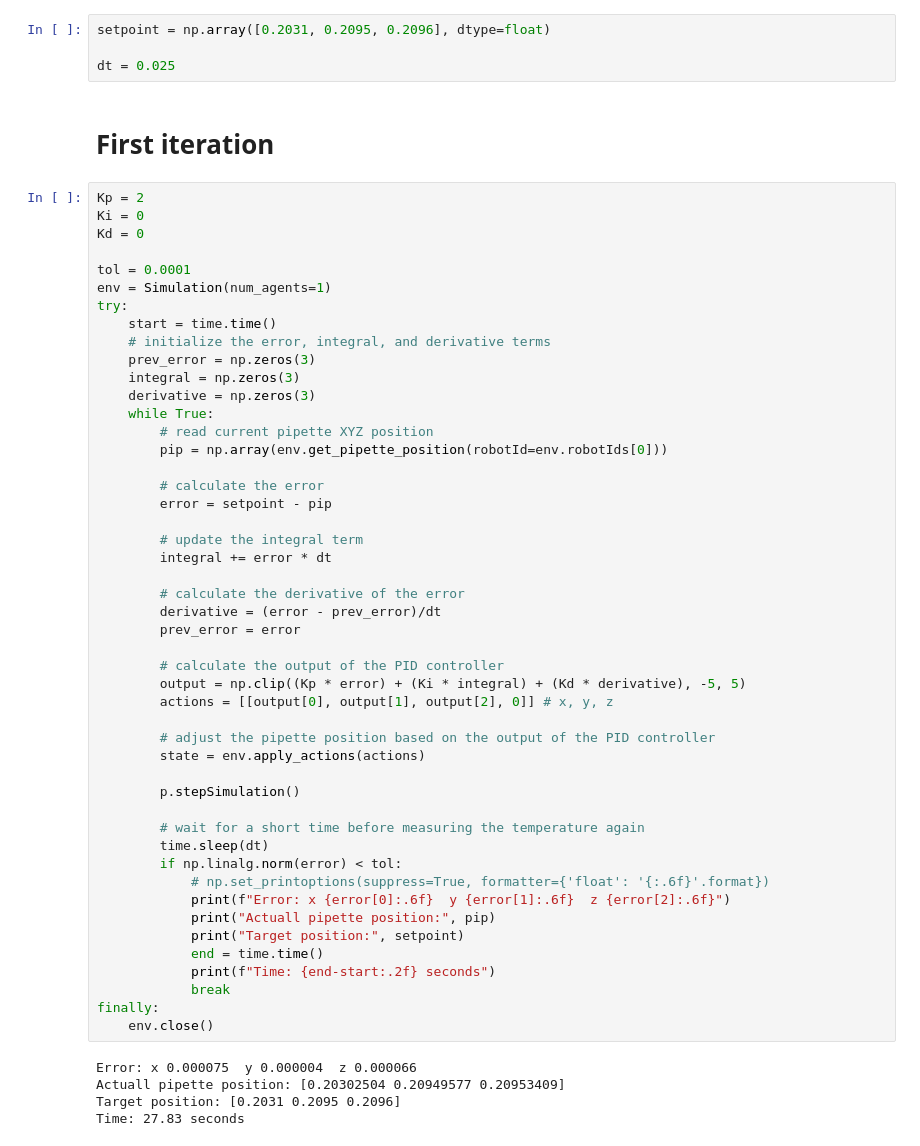
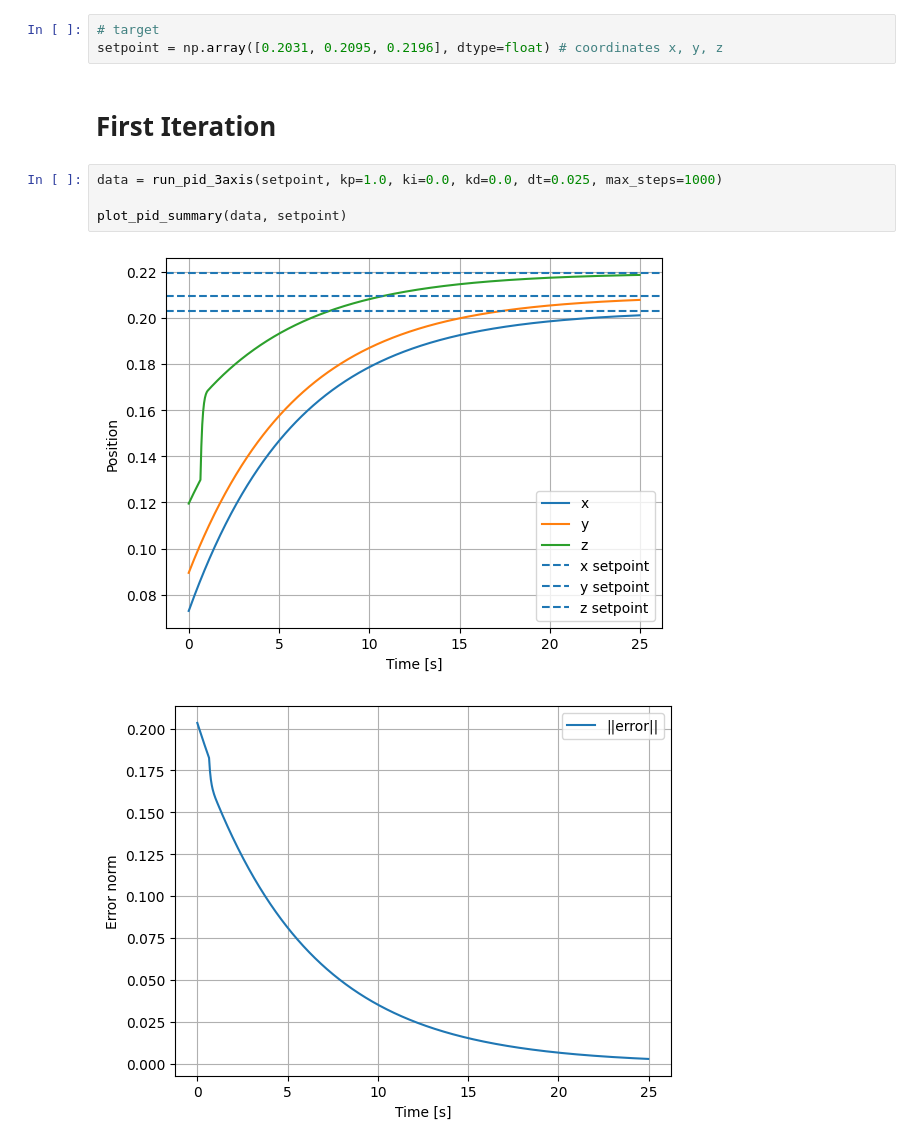
Before and after one commit to MaciejCzerniak243552/ot2-rl-243552-maciej, a Jupyter notebook: task09_robotics_environment/Y2B-2023-OT2_Twin/task10_pid_controller.ipynb, the cells around one changed output. Cells and saved outputs as stored; diff of their text form.

```diff
--- a/task09_robotics_environment/Y2B-2023-OT2_Twin/task10_pid_controller.ipynb
+++ b/task09_robotics_environment/Y2B-2023-OT2_Twin/task10_pid_controller.ipynb
@@ -82,59 +143,12 @@ import time
 # %%
-setpoint = np.array([0.2031, 0.2095, 0.2096], dtype=float)
-
-dt = 0.025
+# target
+setpoint = np.array([0.2031, 0.2095, 0.2196], dtype=float) # coordinates x, y, z
 # %% [markdown]
-# First iteration
+# First Iteration
-# %%
-Kp = 2
-Ki = 0
-Kd = 0
-
-tol = 0.0001
-env = Simulation(num_agents=1)
-try:
-    start = time.time()
-    # initialize the error, integral, and derivative terms
-    prev_error = np.zeros(3)
-    integral = np.zeros(3)
-    derivative = np.zeros(3)
-    while True:
-        # read current pipette XYZ position
-        pip = np.array(env.get_pipette_position(robotId=env.robotIds[0]))
-
-        # calculate the error
-        error = setpoint - pip
-
-        # update the integral term
-        integral += error * dt
-
-        # calculate the derivative of the error
-        derivative = (error - prev_error)/dt
-        prev_error = error
-
-        # calculate the output of the PID controller
-        output = np.clip((Kp * error) + (Ki * integral) + (Kd * derivative), -5, 5)
-        actions = [[output[0], output[1], output[2], 0]] # x, y, z
-
-        # adjust the pipette position based on the output of the PID controller
-        state = env.apply_actions(actions)
-
-        p.stepSimulation()
-
-        # wait for a short time before measuring the temperature again
-        time.sleep(dt)
-        if np.linalg.norm(error) < tol:
-            # np.set_printoptions(suppress=True, formatter={'float': '{:.6f}'.format})
-            print(f"Error: x {error[0]:.6f}  y {error[1]:.6f}  z {error[2]:.6f}")
-            print("Actuall pipette position:", pip)
-            print("Target position:", setpoint)
-            end = time.time()
-            print(f"Time: {end-start:.2f} seconds")
-            break
-finally:
-    env.close()
-# %% [output]
-Error: x 0.000075  y 0.000004  z 0.000066
-Actuall pipette position: [0.20302504 0.20949577 0.20953409]
-Target position: [0.2031 0.2095 0.2096]
-Time: 27.83 seconds
+# %%
+data = run_pid_3axis(setpoint, kp=1.0, ki=0.0, kd=0.0, dt=0.025, max_steps=1000)
+
+plot_pid_summary(data, setpoint)
+# %% [output]
+[figure, added]
+[figure, added]
```
Also changed, not shown: parts of 21 cells of this notebook, 4 other files.
